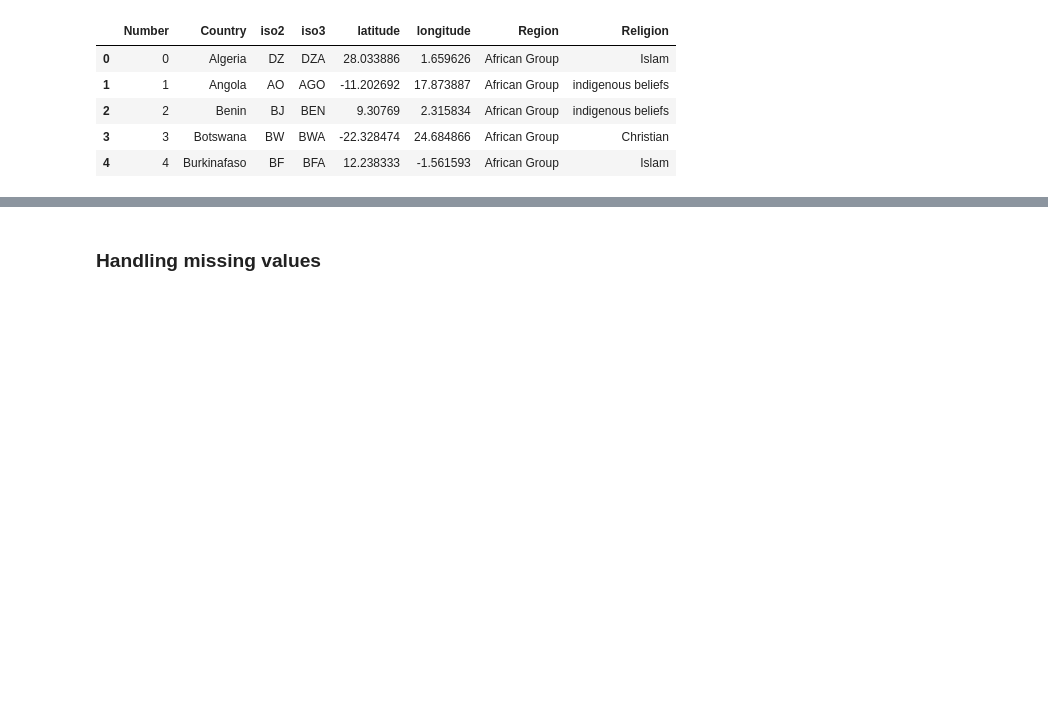
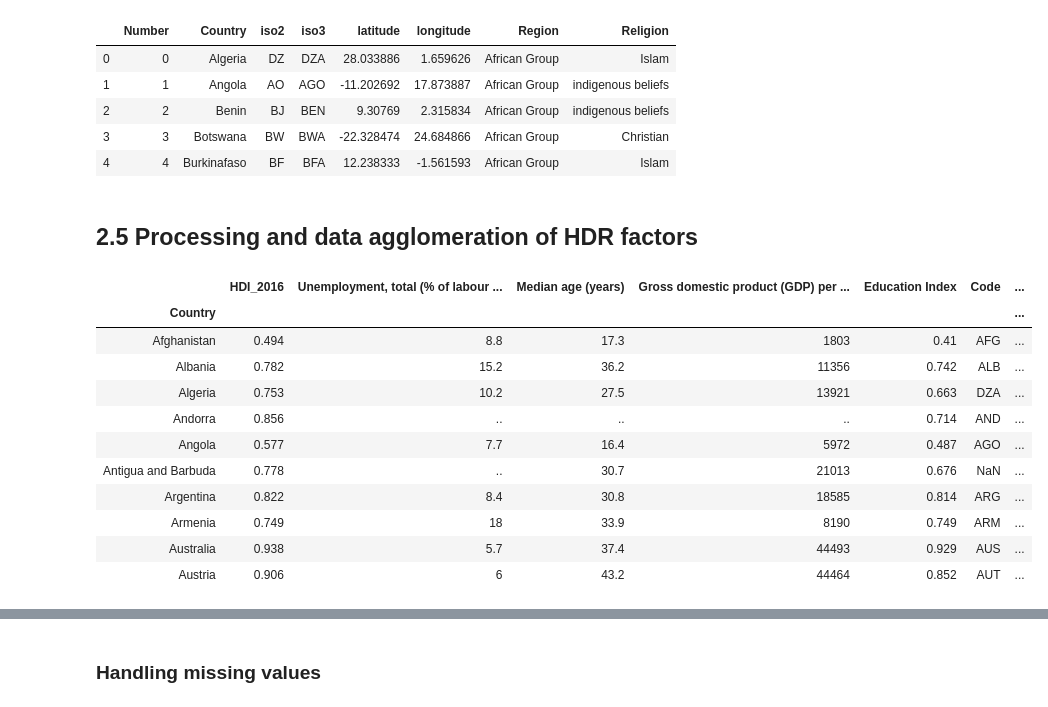
Before and after one commit to TomasTurner/Notorious_ADA_Projet_2019, a Jupyter notebook: src/Final_notebook.ipynb, the cells around one changed output, grey strips where cells are left out. Cells and saved outputs as stored; diff of their text form; code cells hidden in the pictures; blank space fills up the shorter version.

```diff
--- a/src/Final_notebook.ipynb
+++ b/src/Final_notebook.ipynb
@@ -262,3 +277,39 @@ Successfully Converted: 173
 | 2 | 2 | Benin | BJ | BEN | 9.30769 | 2.315834 | African Group | indigenous beliefs |
 | 3 | 3 | Botswana | BW | BWA | -22.328474 | 24.684866 | African Group | Christian |
 | 4 | 4 | Burkinafaso | BF | BFA | 12.238333 | -1.561593 | African Group | Islam |
+# %% [markdown]
+## 2.5 Processing and data agglomeration of HDR factors
+# %%
+#creare dataframes for each factor
+df_hdi = pd.read_csv(projectdata_PATH + "Human_Development_Index.csv")
+df_unempl = pd.read_csv(projectdata_PATH + "Unemployment.csv")
+df_median = pd.read_csv(projectdata_PATH + "Median_age.csv")
+df_gdp = pd.read_csv(projectdata_PATH + "GDP.csv")
+df_edu = pd.read_csv(projectdata_PATH + "Education_Index.csv")
+# %%
+# creates one DataFrame with all policies
+co = pd.read_csv(projectdata_PATH + "Country_list.csv").drop(labels='Number', axis=1)
+df_hdr = df_hdi.set_index(['Country','Year']).join([df_unempl.set_index(['Country','Year']),
+                                                  df_median.set_index(['Country','Year']),
+                                                  df_gdp.set_index(['Country','Year']),
+                                                  df_edu.set_index(['Country','Year'])],
+                                                  how='outer')
+df_hdr = df_hdr.reset_index('Year')
+df_hdr = df_hdr.join(co.set_index(['Country']))
+df_hdr = df_hdr.drop(labels='Year', axis='columns')
+df_hdr = df_hdr.rename({'iso3':'Code'}, axis=1)
+df_hdr = df_hdr[:-1]
+df_hdr.head(10)
+# %% [output]
+|  | HDI_2016 | Unemployment, total (% of labour ... | Median age (years) | Gross domestic product (GDP) per ... | Education Index | Code | ... |
+| Country |  |  |  |  |  |  | ... |
+| Afghanistan | 0.494 | 8.8 | 17.3 | 1803 | 0.41 | AFG | ... |
+| Albania | 0.782 | 15.2 | 36.2 | 11356 | 0.742 | ALB | ... |
+| Algeria | 0.753 | 10.2 | 27.5 | 13921 | 0.663 | DZA | ... |
+| Andorra | 0.856 | .. | .. | .. | 0.714 | AND | ... |
+| Angola | 0.577 | 7.7 | 16.4 | 5972 | 0.487 | AGO | ... |
+| Antigua and Barbuda | 0.778 | .. | 30.7 | 21013 | 0.676 | NaN | ... |
+| Argentina | 0.822 | 8.4 | 30.8 | 18585 | 0.814 | ARG | ... |
+| Armenia | 0.749 | 18 | 33.9 | 8190 | 0.749 | ARM | ... |
+| Australia | 0.938 | 5.7 | 37.4 | 44493 | 0.929 | AUS | ... |
+| Austria | 0.906 | 6 | 43.2 | 44464 | 0.852 | AUT | ... |
```
Also changed, not shown: parts of 28 cells of this notebook, 16 other files.
